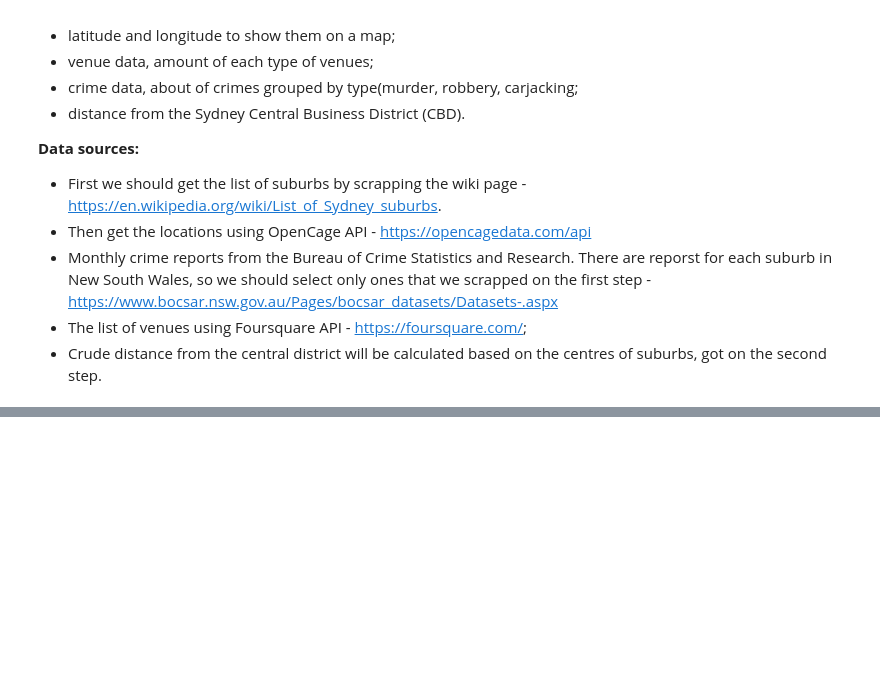
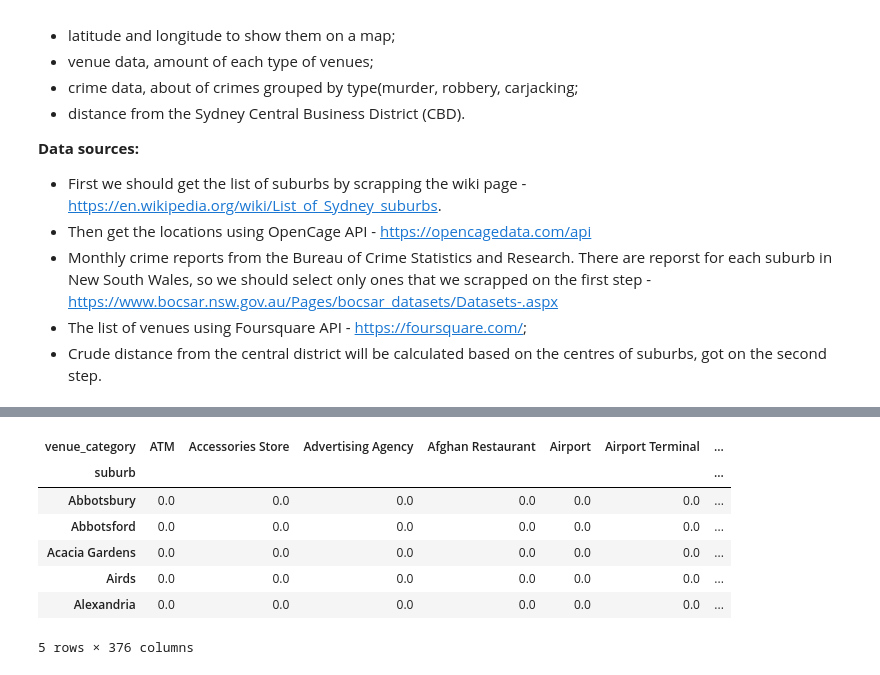
Before and after one commit to evanilukhin/Coursera_Capstone, a Jupyter notebook: Scaling offline business or where to place a new shop.ipynb, the cells around one changed output, grey strips where cells are left out. Cells and saved outputs as stored; diff of their text form; code cells hidden in the pictures; blank space fills up the shorter version.

```diff
--- a/Scaling offline business or where to place a new shop.ipynb
+++ b/Scaling offline business or where to place a new shop.ipynb
@@ -25,0 +356,12 @@ For classifying suburbs, we should get features for each district. In this resea
+# %%
+sum_venues = venues.groupby('suburb')['venue_category'].value_counts().unstack().fillna(0)
+sum_venues.head()
+# %% [output]
+| venue_category | ATM | Accessories Store | Advertising Agency | Afghan Restaurant | Airport | Airport Terminal | ... |
+| suburb |  |  |  |  |  |  | ... |
+| Abbotsbury | 0.0 | 0.0 | 0.0 | 0.0 | 0.0 | 0.0 | ... |
+| Abbotsford | 0.0 | 0.0 | 0.0 | 0.0 | 0.0 | 0.0 | ... |
+| Acacia Gardens | 0.0 | 0.0 | 0.0 | 0.0 | 0.0 | 0.0 | ... |
+| Airds | 0.0 | 0.0 | 0.0 | 0.0 | 0.0 | 0.0 | ... |
+| Alexandria | 0.0 | 0.0 | 0.0 | 0.0 | 0.0 | 0.0 | ... |
+5 rows × 376 columns
```
Also changed, not shown: parts of 36 cells of this notebook, 2 other files.
